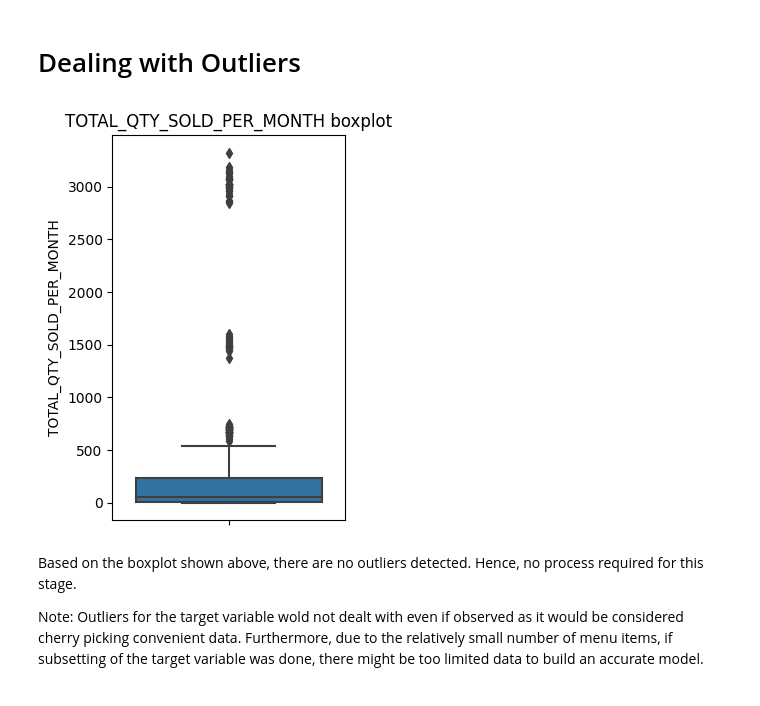
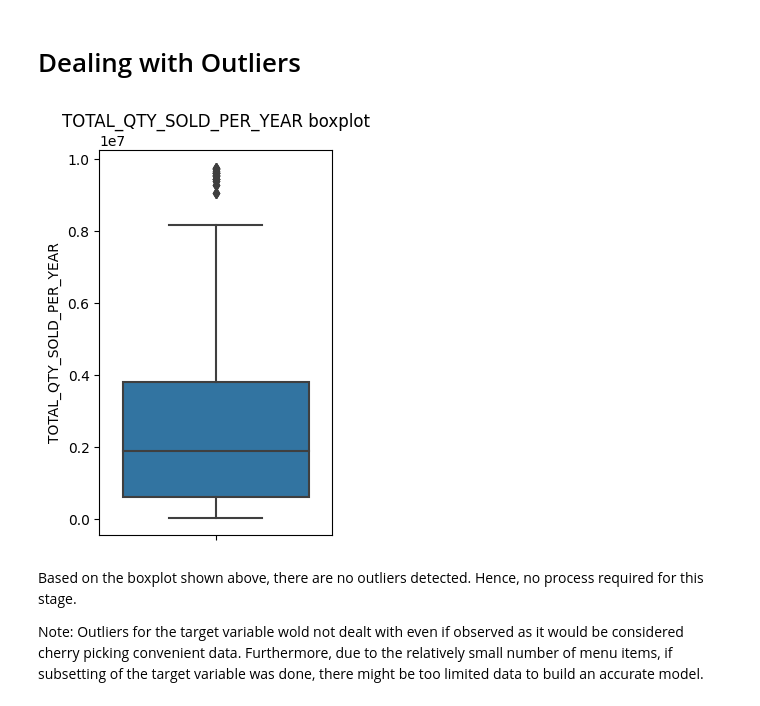
Before and after one commit to R-otato/Tasty_Insights, a Jupyter notebook: Product Sales Prediction.ipynb, the cells around one changed output. Saved outputs shown, nothing was run; the diff lists cells and outputs as text; code cells hidden in the pictures.

```diff
--- a/Product Sales Prediction.ipynb
+++ b/Product Sales Prediction.ipynb
@@ -147,0 +163,8 @@ total_qty_by_item
+# %%
+# Group by 'YEAR' and 'MENU_ITEM_ID' and calculate the sum of 'QUANTITY'
+total_qty_by_item = order_df.group_by(['YEAR', 'MENU_ITEM_ID']) \
+                           .agg(F.sum(order_df['QUANTITY']).alias('TOTAL_QTY_SOLD_PER_YEAR')) \
+                           .orderBy(['YEAR', 'MENU_ITEM_ID'])
+
+# View the data
+total_qty_by_item.show()
@@ -148,3 +186,5 @@ total_qty_by_item
+# %%
+order_df_grp_by = total_qty_by_item.to_pandas()
 # %% [markdown]
 # Menu Table
 # %%
@@ -155,7 +195,7 @@ menu_data_from_snowflake = session.table("frostbyte_tasty_bytes.raw_pos.MENU")
 menu_df = menu_data_from_snowflake.to_pandas()
 # %%
 # merge total_qty_sold_per_item with final_product_df
-menu_df = pd.merge(menu_df, total_qty_by_item, on='MENU_ITEM_ID')
+menu_df = pd.merge(menu_df, order_df_grp_by, on='MENU_ITEM_ID')
 # %%
 # preview menu table
 menu_df.head()
@@ -212,6 +252,6 @@ final_df.head()
 | 3 | 10001 | 1 | Ice Cream | Freezing Point | 10 | Lemonade | Beverage | ... |
 | 4 | 10002 | 1 | Ice Cream | Freezing Point | 11 | Sugar Cone | Dessert | ... |
 # %%
-final_df['TOTAL_QTY_SOLD_PER_MONTH'] = final_df['TOTAL_QTY_SOLD_PER_MONTH'].astype(int)
+final_df['TOTAL_QTY_SOLD_PER_YEAR'] = final_df['TOTAL_QTY_SOLD_PER_YEAR'].astype(int)
 # %%
 # Calculate the minimum and maximum values of the 'TOTAL_QTY_SOLD' column
@@ -260,11 +299,11 @@ No missing values have been detected. Hence, no process required at this stage.
 # %%
 # plot box plot for 'minimum_nights' variable
 plt.figure(figsize=(3,5))
-sns.boxplot(y=final_df['TOTAL_QTY_SOLD_PER_MONTH'])
-plt.title('TOTAL_QTY_SOLD_PER_MONTH boxplot')
+sns.boxplot(y=final_df['TOTAL_QTY_SOLD_PER_YEAR'])
+plt.title('TOTAL_QTY_SOLD_PER_YEAR boxplot')
 plt.show()
 # %% [output]
-[figure, old version]
+[figure, new version]
 # %% [markdown]
 Based on the boxplot shown above, there are no outliers detected. Hence, no process required for this stage.
 
```
Also changed, not shown: parts of 24 cells of this notebook.
